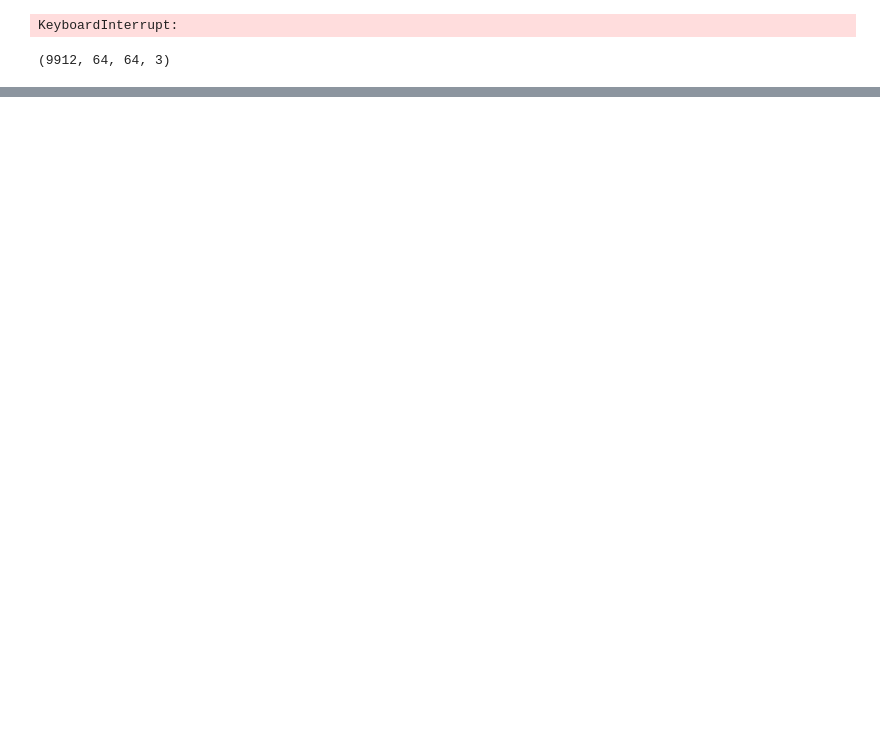
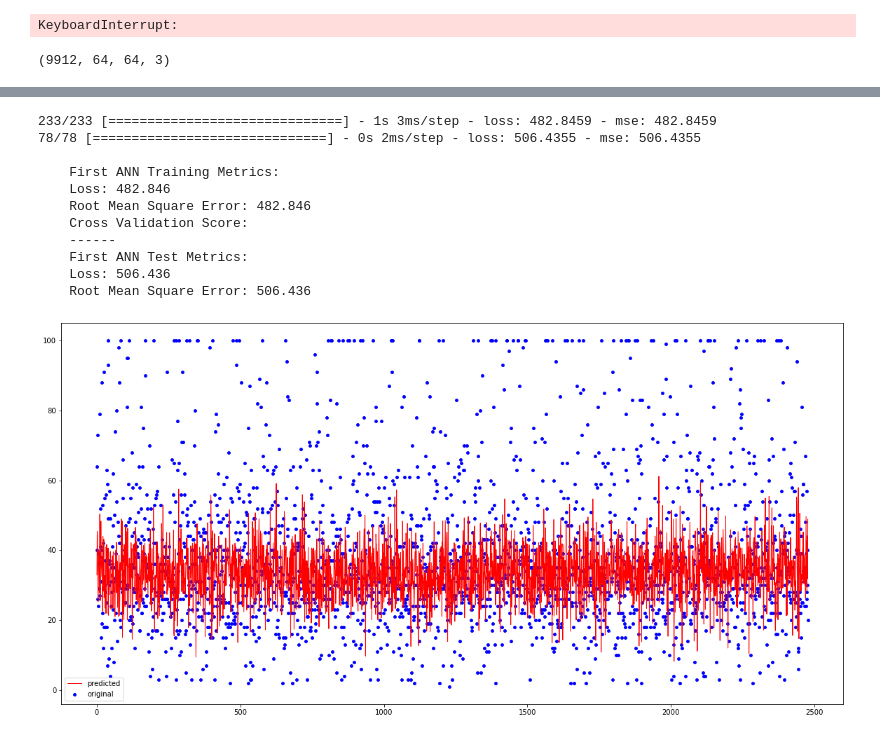
Before and after one commit to stevenaddison/Pet-Pawpularity, a Jupyter notebook: StevenNotebook.ipynb, the cells around one changed output, grey strips where cells are left out. Drawn from its saved outputs; the diff is of its cells as text; code cells hidden in the pictures; blank space fills up the shorter version.

```diff
--- a/StevenNotebook.ipynb
+++ b/StevenNotebook.ipynb
@@ -573,2 +146,0 @@ model.compile(optimizer='adam',
-# %%
-model.fit(X_train,y_train,epochs=10)
@@ -659,0 +160,28 @@ Epoch 5/5
+# %%
+def model_eval(model, X_train, y_train, X_test, y_test, name):
+
+    # calculate training data metrics
+    train_eval = model.evaluate(X_train, y_train)
+
+    # calculate test data metrics
+    test_eval = model.evaluate(X_test, y_test)
+
+    # print metrics
+    print(f"""
+    {name} Training Metrics:
+    Loss: {round(train_eval[0] , 3)}
+    Root Mean Square Error: {round(train_eval[1] , 3)}
+    Cross Validation Score:
+    ------
+    {name} Test Metrics:
+    Loss: {round(test_eval[0] , 3)}
+    Root Mean Square Error: {round(test_eval[1] , 3)}
+    """)
+    # visualize predictions
+    ypred = model.predict(X_test)
+    x_ax = range(len(ypred))
+    plt.figure(figsize=(20,10))
+    plt.scatter(x_ax, y_test, s=15, color="blue", label="original")
+    plt.plot(x_ax, ypred, lw=1, color="red", label="predicted")
+    plt.legend()
+    plt.show()
@@ -659,0 +211,7 @@ Epoch 5/5
+# %%
+ann1 = Sequential([
+        Flatten(),
+        Dense(1, activation='relu')
+      ])
+
+model_compfit(ann1, X_train, y_train, 10)
@@ -659,0 +239,15 @@ Epoch 5/5
+# %%
+model_eval(ann1, X_train, y_train, X_test, y_test, 'First ANN')
+# %% [output]
+233/233 [==============================] - 1s 3ms/step - loss: 482.8459 - mse: 482.8459
+78/78 [==============================] - 0s 2ms/step - loss: 506.4355 - mse: 506.4355
+
+    First ANN Training Metrics:
+    Loss: 482.846
+    Root Mean Square Error: 482.846
+    Cross Validation Score:
+    ------
+    First ANN Test Metrics:
+    Loss: 506.436
+    Root Mean Square Error: 506.436
+[figure, added]
```
Also changed, not shown: parts of 64 cells of this notebook.
